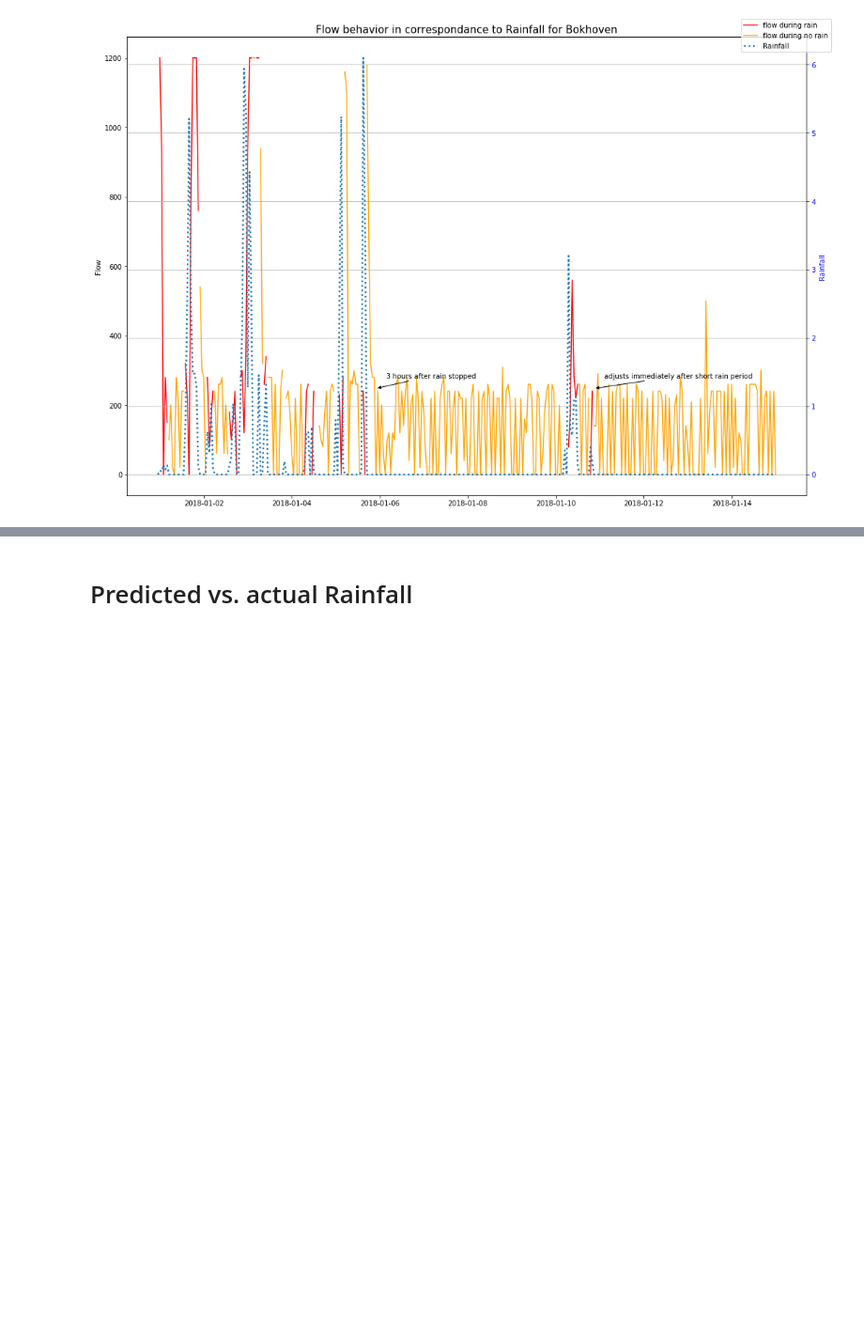
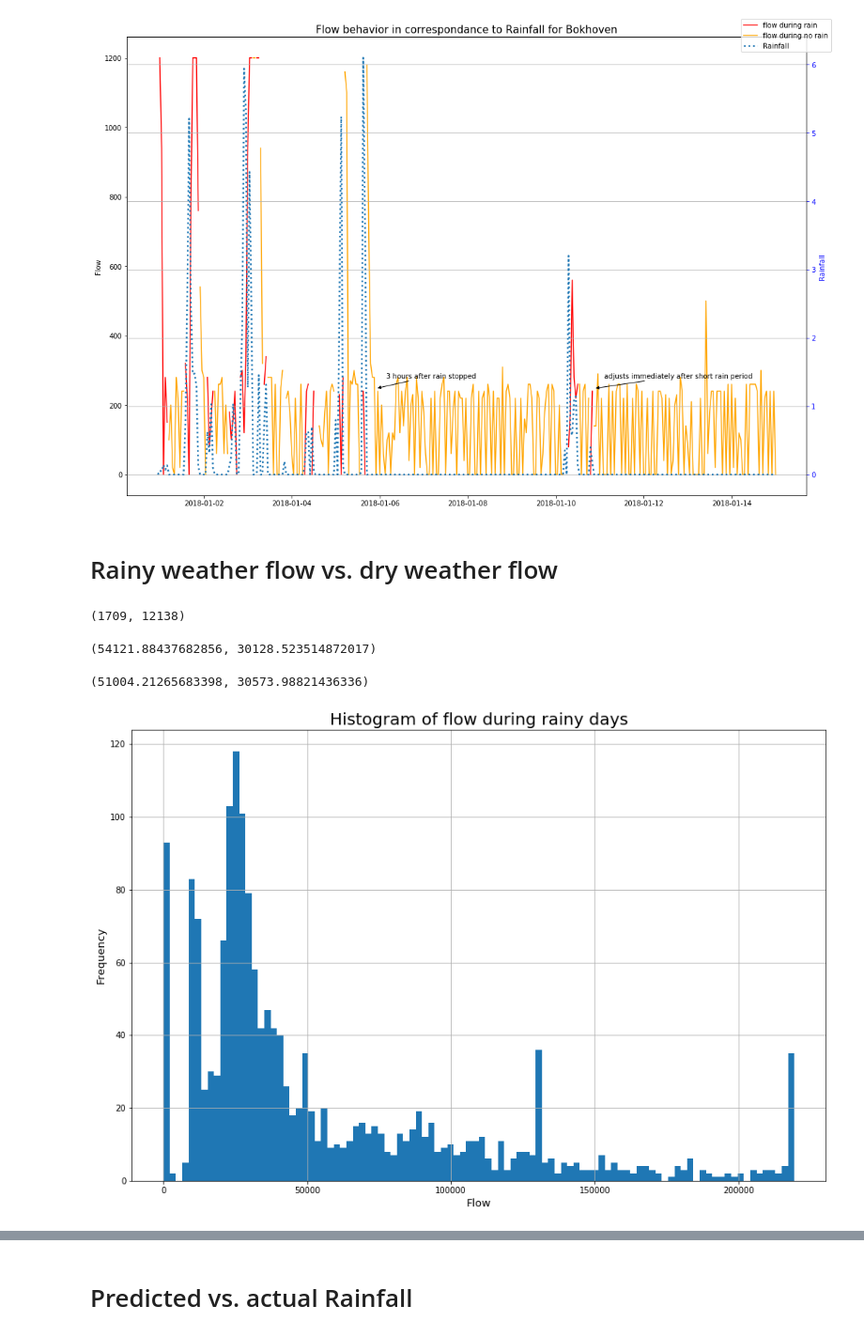
Before and after one commit to rogertian0707/jbg060, a Jupyter notebook: code/combine_rain_pump.ipynb, the cells around one changed output, grey strips where cells are left out. Shown at 94% size. Saved outputs shown, nothing was run; the diff lists cells and outputs as text; code cells hidden in the pictures; blank space fills up the shorter version.

Commit message:
added weather difference in flow

```diff
--- a/code/combine_rain_pump.ipynb
+++ b/code/combine_rain_pump.ipynb
@@ -560,3 +560,31 @@ fig.tight_layout();
 fig.savefig("../graphs/"+"FlowBehavior.png")
 # %% [output]
 [figure]
+# %% [markdown]
+# Rainy weather flow vs. dry weather flow
+# %%
+rain = combined_rain_pump[combined_rain_pump['Haarsteeg'] > 0]['RG8170_flow']
+dry = combined_rain_pump[combined_rain_pump['Haarsteeg'] == 0]['RG8170_flow']
+
+len(rain), len(dry)
+# %% [output]
+(1709, 12138)
+# %%
+rain.mean(), dry.mean()
+# %% [output]
+(54121.88437682856, 30128.523514872017)
+# %%
+rain.std(), dry.std()
+# %% [output]
+(51004.21265683398, 30573.98821436336)
+# %%
+fig = plt.figure(figsize=(15,10))
+ax1 = fig.add_subplot(111)
+
+rain.hist(bins=100)
+#sns.distplot(rain, bins=100)
+ax1.set_xlabel('Flow', fontsize = 13)
+ax1.set_ylabel('Frequency', fontsize = 13)
+ax1.set_title('Histogram of flow during rainy days', fontsize = 20) ;
+# %% [output]
+[figure, added]
```
Also changed, not shown: parts of 9 cells of this notebook, 1 other file.
